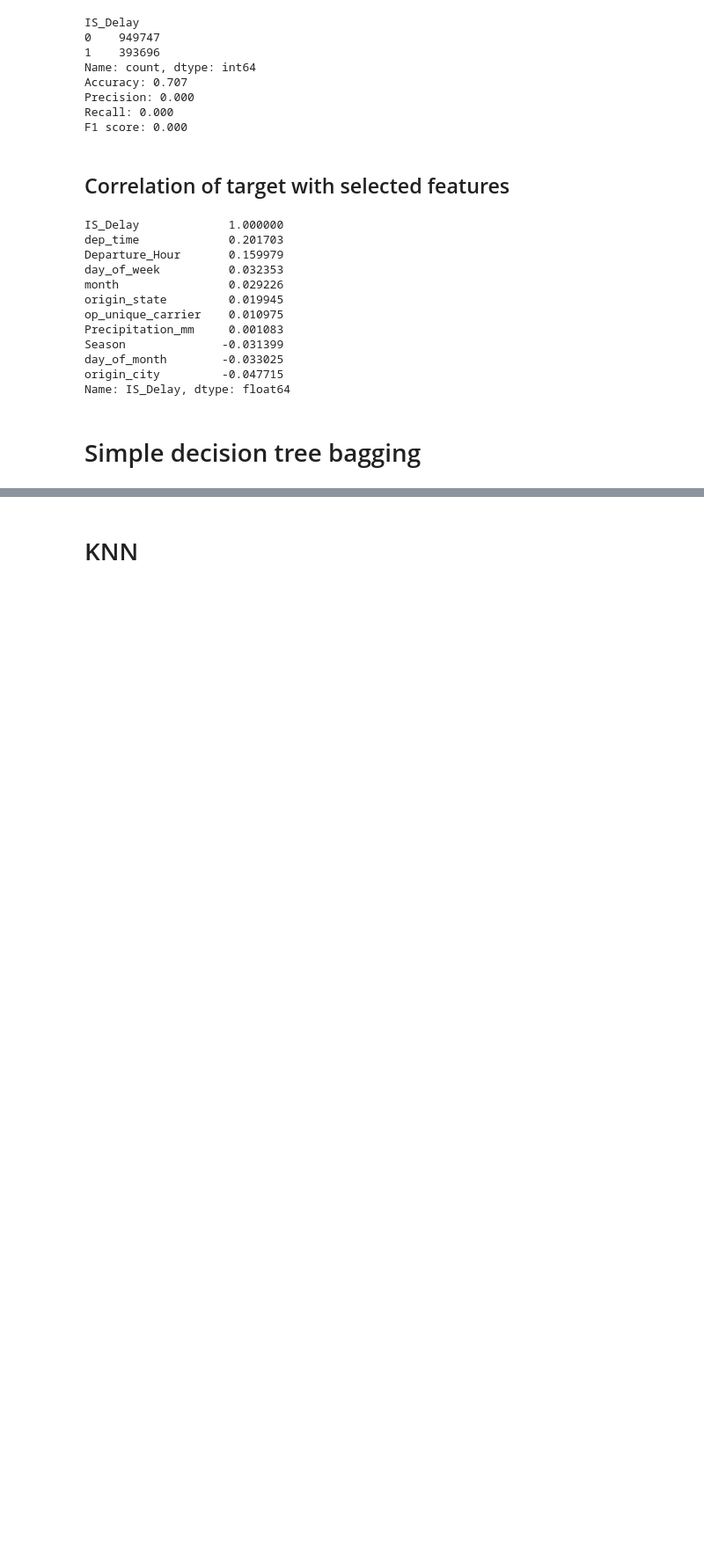
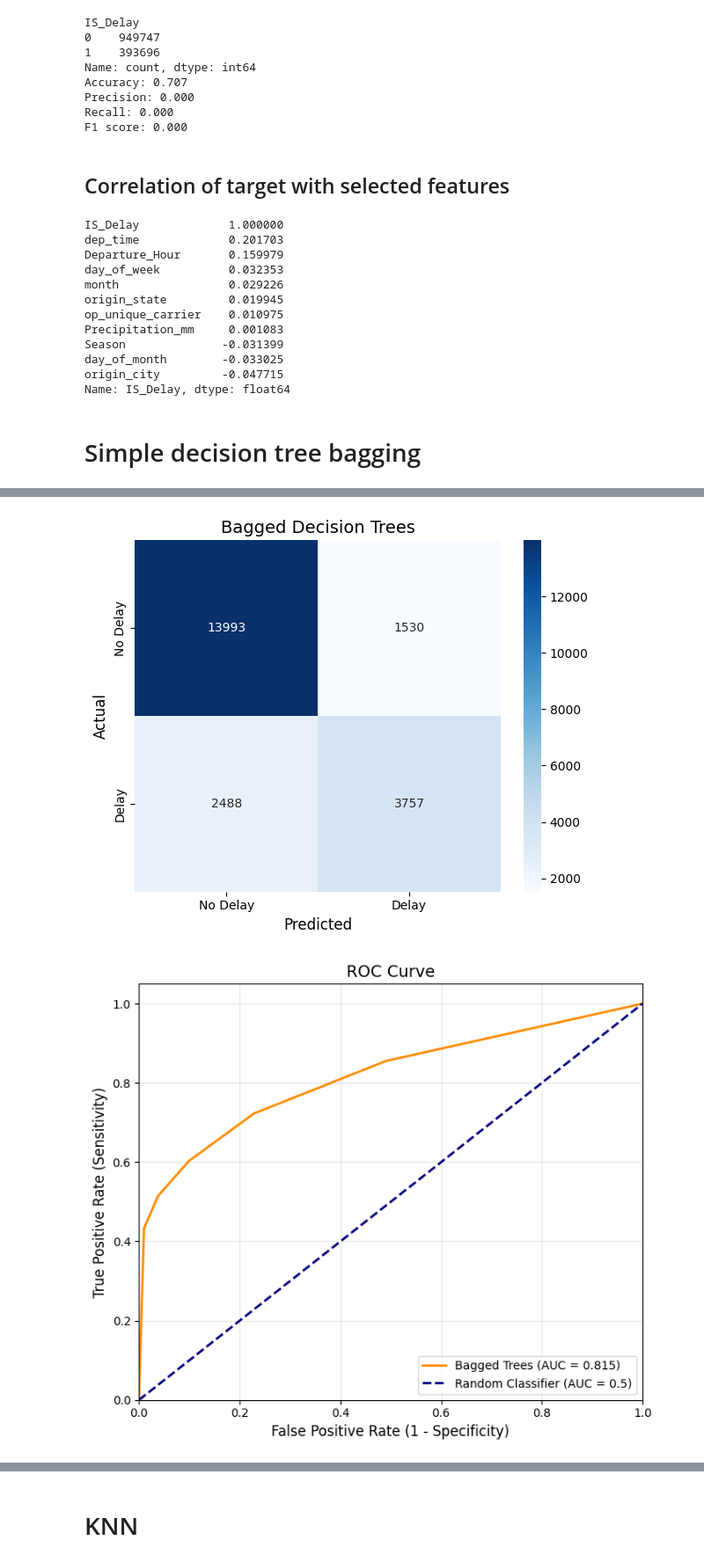
Before and after one commit to viduu24/Flight_Delay_Prediction, a Jupyter notebook: Code/Models/modeling.ipynb, the cells around one changed output, grey strips where cells are left out. Shown at 88% size. Saved outputs shown, nothing was run; the diff lists cells and outputs as text; code cells hidden in the pictures; blank space fills up the shorter version.

Commit message:
tree model update

```diff
--- a/Code/Models/modeling.ipynb
+++ b/Code/Models/modeling.ipynb
@@ -90,19 +90,23 @@ cols = ["month","day_of_month","day_of_week", "op_unique_carrier","origin_city",
     "dep_time","Season","Departure_Hour","IS_Delay"]
 df_1 = df_1[cols].dropna()
 
-# Encode all at once
-le = LabelEncoder()
+# Encode all at once,
+# but we don't need a label encoder for decision tree...
+# removing it and replacing with category codes
+
+#le = LabelEncoder()
+#for col in ["op_unique_carrier", "origin_city", "origin_state", "Season"]:
+    #df_1[col] = le.fit_transform(df_1[col])
 for col in ["op_unique_carrier", "origin_city", "origin_state", "Season"]:
-    df_1[col] = le.fit_transform(df_1[col])
-
-
+    df_1[col] = df_1[col].astype('category').cat.codes
+print(len(df_1))
 X = df_1.drop("IS_Delay", axis=1)
 y = df_1["IS_Delay"]
 X_train, X_test, y_train, y_test = train_test_split(X, y, test_size=0.2)
 tree = DecisionTreeClassifier()
 
 # Bagging with 5 trees
-model_bag = BaggingClassifier(estimator=tree,n_estimators=1)
+model_bag = BaggingClassifier(estimator=tree,n_estimators=5)
 
 
 model_bag.fit(X_train, y_train)
@@ -142,0 +148,58 @@ FN:  2340  TP:  3865
+# %%
+import matplotlib.pyplot as plt
+import seaborn as sns
+from sklearn.metrics import roc_curve, auc
+import numpy as np
+# conf matrix
+cm = confusion_matrix(y_test, y_pred)
+plt.figure(figsize=(6, 5))
+sns.heatmap(cm, annot=True, fmt='d', cmap='Blues', xticklabels=['No Delay', 'Delay'],yticklabels=['No Delay', 'Delay'])
+plt.xlabel('Predicted', fontsize=12)
+plt.ylabel('Actual', fontsize=12)
+plt.title('Bagged Decision Trees', fontsize=14)
+plt.tight_layout()
+plt.show()
+
+
+
+# ROC Curve
+fpr, tpr, thresholds = roc_curve(y_test, y_proba)
+roc_auc = auc(fpr, tpr)
+
+plt.figure(figsize=(7, 6))
+plt.plot(fpr, tpr, color='darkorange', lw=2,
+         label=f'Bagged Trees (AUC = {roc_auc:.3f})')
+plt.plot([0, 1], [0, 1], color='navy', lw=2, linestyle='--',
+         label='Random Classifier (AUC = 0.5)')
+plt.xlim([0.0, 1.0])
+plt.ylim([0.0, 1.05])
+plt.xlabel('False Positive Rate (1 - Specificity)', fontsize=12)
+plt.ylabel('True Positive Rate (Sensitivity)', fontsize=12)
+plt.title('ROC Curve', fontsize=14)
+plt.legend(loc="lower right")
+plt.grid(alpha=0.3)
+plt.tight_layout()
+plt.show()
+
+
+all_trees = model_bag.estimators_
+# Average
+avg_importances = np.mean([tree.feature_importances_ for tree in all_trees], axis=0)
+features = X.columns
+
+# Create dataframe for easy viewing
+importance_df = pd.DataFrame({'feature': features,'importance': avg_importances}).sort_values('importance', ascending=False)
+importance_df = importance_df[importance_df['feature'] != 'dep_time']
+
+
+# Plot
+plt.figure(figsize=(10, 6))
+plt.barh(importance_df.head(10)['feature'], importance_df.head(10)['importance'])
+plt.xlabel('Average Importance')
+plt.title('Top 5 Feature Importances (Averaged)')
+plt.gca().invert_yaxis()
+plt.tight_layout()
+plt.show()
+# %% [output]
+[figure, added]
+[figure, added]
```
Also changed, not shown: parts of 3 cells of this notebook.
